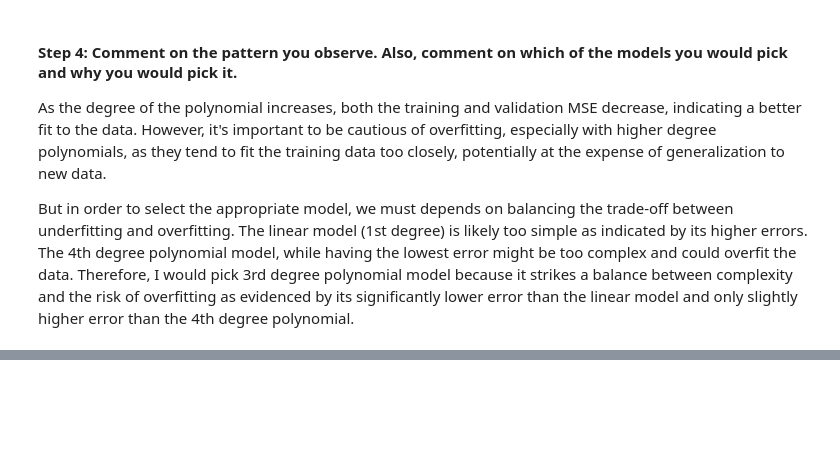
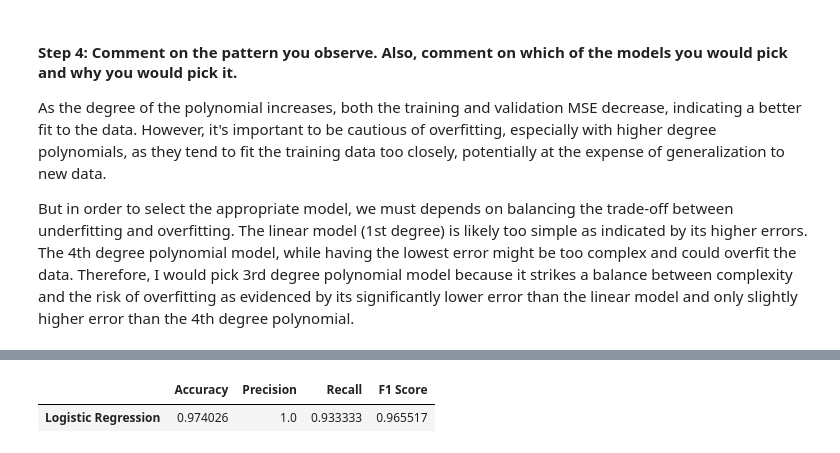
Before and after one commit to kwanqing/CMPE-257, a Jupyter notebook: take_home_exam.ipynb, the cells around one changed output, grey strips where cells are left out. Saved outputs shown, nothing was run; the diff lists cells and outputs as text; code cells hidden in the pictures; blank space fills up the shorter version.

```diff
--- a/take_home_exam.ipynb
+++ b/take_home_exam.ipynb
@@ -126,0 +214,25 @@ But in order to select the appropriate model, we must depends on balancing the t
+# %%
+# Final testing of the Logistic Regression model on the test set
+logistic_regression_model = LogisticRegression()
+logistic_regression_model.fit(X_train, y_train)
+
+y_test_pred = logistic_regression_model.predict(X_test)
+
+test_accuracy = accuracy_score(y_test, y_test_pred)
+test_precision = precision_score(y_test, y_test_pred, pos_label='M')
+test_recall = recall_score(y_test, y_test_pred, pos_label='M')
+test_f1_score = f1_score(y_test, y_test_pred, pos_label='M')
+
+test_metrics = {
+    'Accuracy': test_accuracy,
+    'Precision': test_precision,
+    'Recall': test_recall,
+    'F1 Score': test_f1_score
+}
+
+test_metrics_df = pd.DataFrame([test_metrics], index=['Logistic Regression'])
+
+test_metrics_df
+# %% [output]
+|  | Accuracy | Precision | Recall | F1 Score |
+| Logistic Regression | 0.974026 | 1.0 | 0.933333 | 0.965517 |
```
Also changed, not shown: parts of 8 cells of this notebook.
